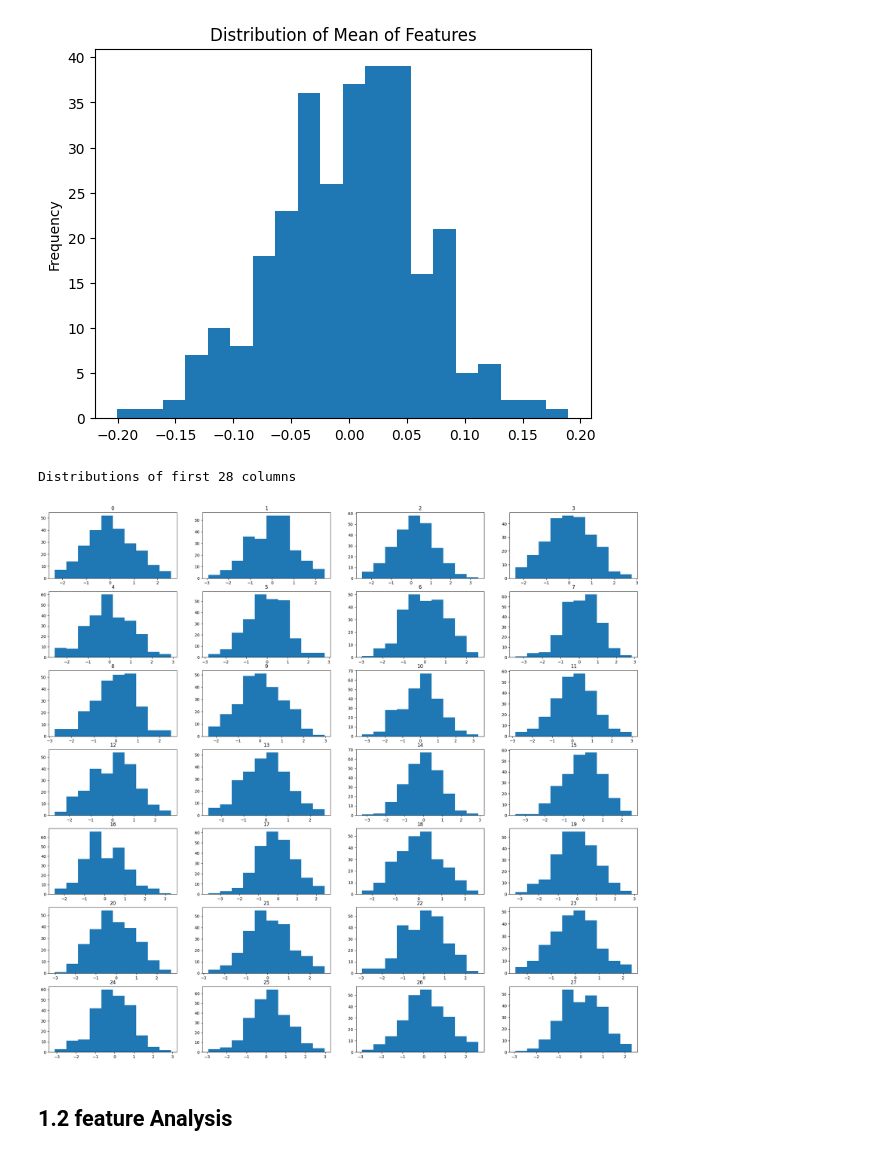
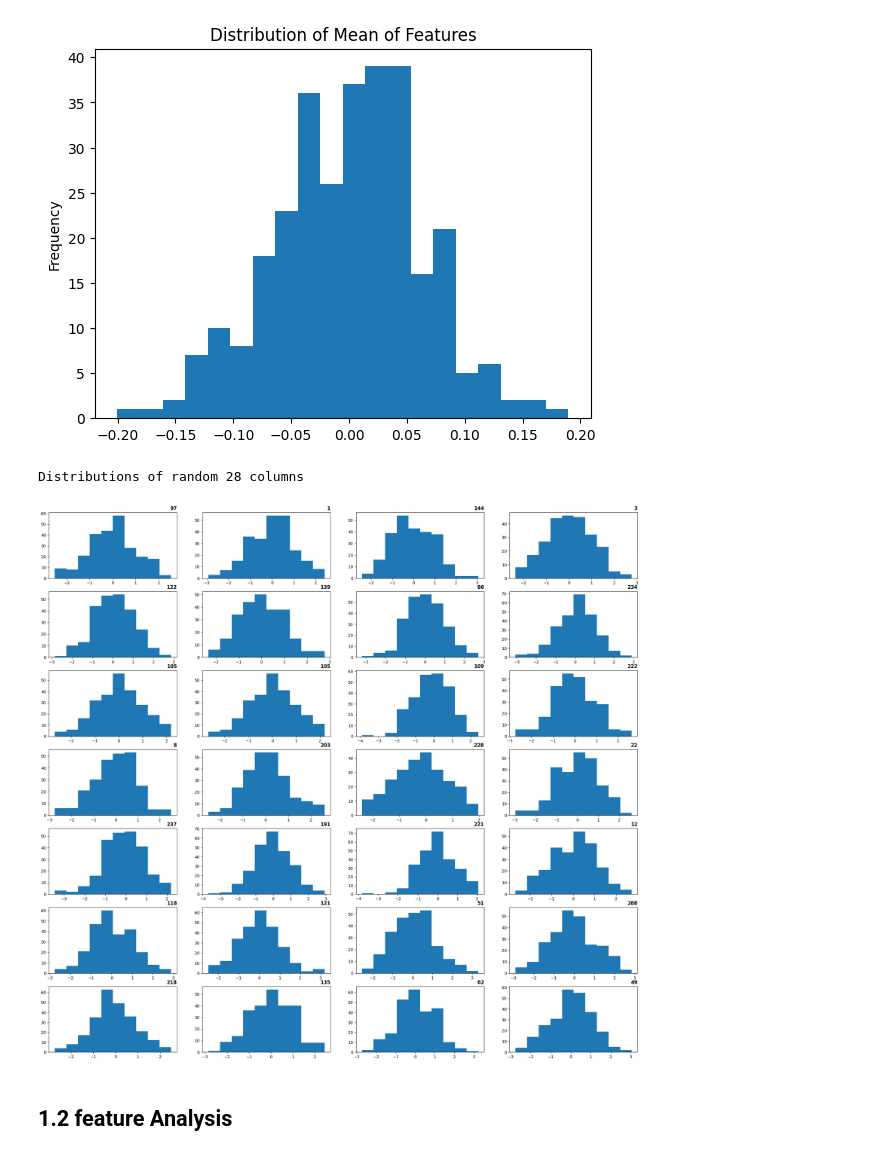
Before and after one commit to zoezhousy/COMP4432_Kaggle_Dont_Overfit_II, a Jupyter notebook: comp4432-dont-overfit-ii.ipynb, the cells around one changed output. Drawn from its saved outputs; the diff is of its cells as text; code cells hidden in the pictures.

```diff
--- a/comp4432-dont-overfit-ii.ipynb
+++ b/comp4432-dont-overfit-ii.ipynb
@@ -136,15 +136,18 @@ plt.ylabel('Frequency')
 Text(0, 0.5, 'Frequency')
 [figure]
 # %%
-print('Distributions of first 28 columns')
+print('Distributions of random 28 columns')
 plt.figure(figsize=(26, 24))
-for i, col in enumerate(list(train.columns)[2:30]):
+
+random_col = np.random.choice(list(train.columns), 28)
+
+for i, col in enumerate(random_col):
     plt.subplot(7, 4, i + 1)
     plt.hist(train[col])
-    plt.title(col)
+    plt.title(col, loc='right', fontsize=12, fontweight='bold')
 # %% [output]
-Distributions of first 28 columns
+Distributions of random 28 columns
-[figure, old version]
+[figure, new version]
 # %% [markdown]
 ## 1.2 feature Analysis
 # %%
```
Also changed, not shown: parts of 44 cells of this notebook.
